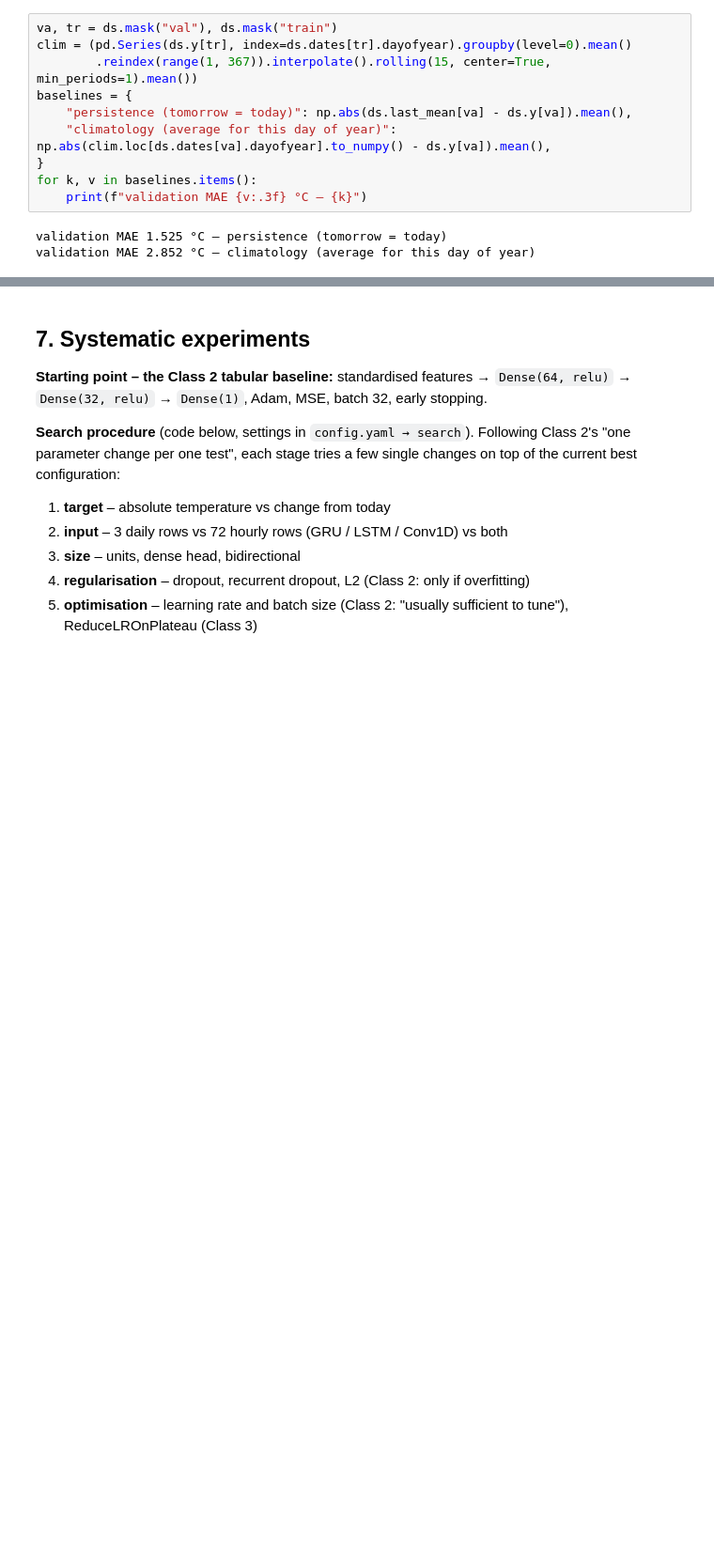
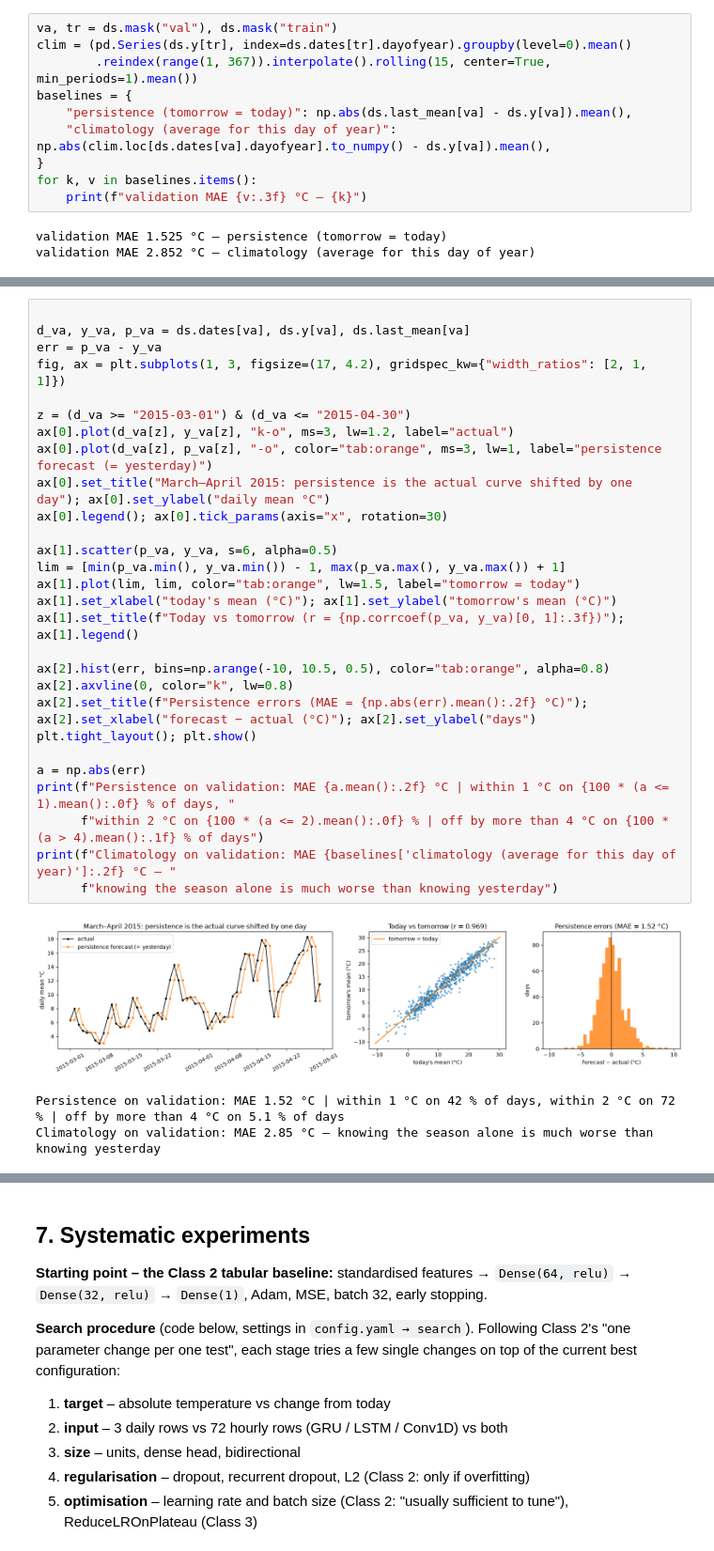
Before and after one commit to kacekk/weather_forecast_DL, a Jupyter notebook: weather_forecast.ipynb, the cells around one changed output, grey strips where cells are left out. Shown at 94% size. Drawn from its saved outputs; the diff is of its cells as text; blank space fills up the shorter version.

```diff
--- a/weather_forecast.ipynb
+++ b/weather_forecast.ipynb
@@ -511,0 +520,32 @@ validation MAE 2.852 °C – climatology (average for this day of year)
+# %%
+
+d_va, y_va, p_va = ds.dates[va], ds.y[va], ds.last_mean[va]
+err = p_va - y_va
+fig, ax = plt.subplots(1, 3, figsize=(17, 4.2), gridspec_kw={"width_ratios": [2, 1, 1]})
+
+z = (d_va >= "2015-03-01") & (d_va <= "2015-04-30")
+ax[0].plot(d_va[z], y_va[z], "k-o", ms=3, lw=1.2, label="actual")
+ax[0].plot(d_va[z], p_va[z], "-o", color="tab:orange", ms=3, lw=1, label="persistence forecast (= yesterday)")
+ax[0].set_title("March–April 2015: persistence is the actual curve shifted by one day"); ax[0].set_ylabel("daily mean °C")
+ax[0].legend(); ax[0].tick_params(axis="x", rotation=30)
+
+ax[1].scatter(p_va, y_va, s=6, alpha=0.5)
+lim = [min(p_va.min(), y_va.min()) - 1, max(p_va.max(), y_va.max()) + 1]
+ax[1].plot(lim, lim, color="tab:orange", lw=1.5, label="tomorrow = today")
+ax[1].set_xlabel("today's mean (°C)"); ax[1].set_ylabel("tomorrow's mean (°C)")
+ax[1].set_title(f"Today vs tomorrow (r = {np.corrcoef(p_va, y_va)[0, 1]:.3f})"); ax[1].legend()
+
+ax[2].hist(err, bins=np.arange(-10, 10.5, 0.5), color="tab:orange", alpha=0.8)
+ax[2].axvline(0, color="k", lw=0.8)
+ax[2].set_title(f"Persistence errors (MAE = {np.abs(err).mean():.2f} °C)"); ax[2].set_xlabel("forecast − actual (°C)"); ax[2].set_ylabel("days")
+plt.tight_layout(); plt.show()
+
+a = np.abs(err)
+print(f"Persistence on validation: MAE {a.mean():.2f} °C | within 1 °C on {100 * (a <= 1).mean():.0f} % of days, "
+      f"within 2 °C on {100 * (a <= 2).mean():.0f} % | off by more than 4 °C on {100 * (a > 4).mean():.1f} % of days")
+print(f"Climatology on validation: MAE {baselines['climatology (average for this day of year)']:.2f} °C – "
+      f"knowing the season alone is much worse than knowing yesterday")
+# %% [output]
+[figure, added]
+Persistence on validation: MAE 1.52 °C | within 1 °C on 42 % of days, within 2 °C on 72 % | off by more than 4 °C on 5.1 % of days
+Climatology on validation: MAE 2.85 °C – knowing the season alone is much worse than knowing yesterday
```
Also changed, not shown: parts of 7 cells of this notebook.
